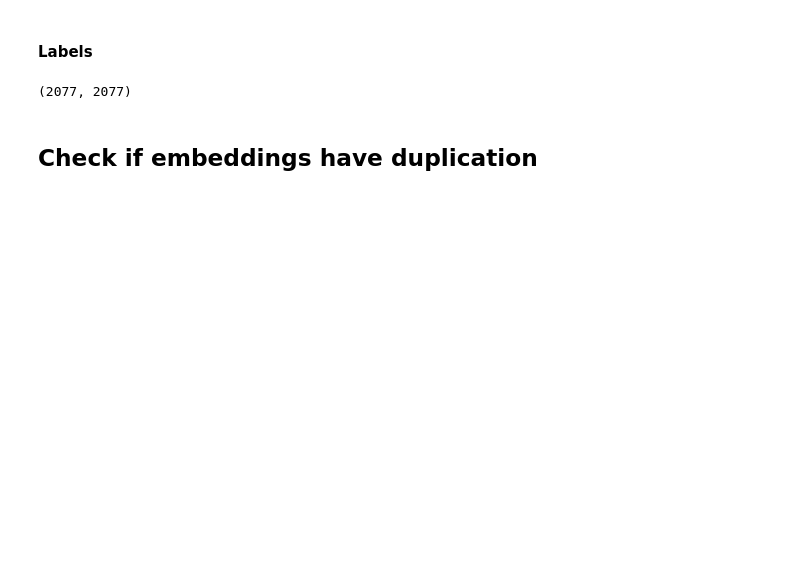
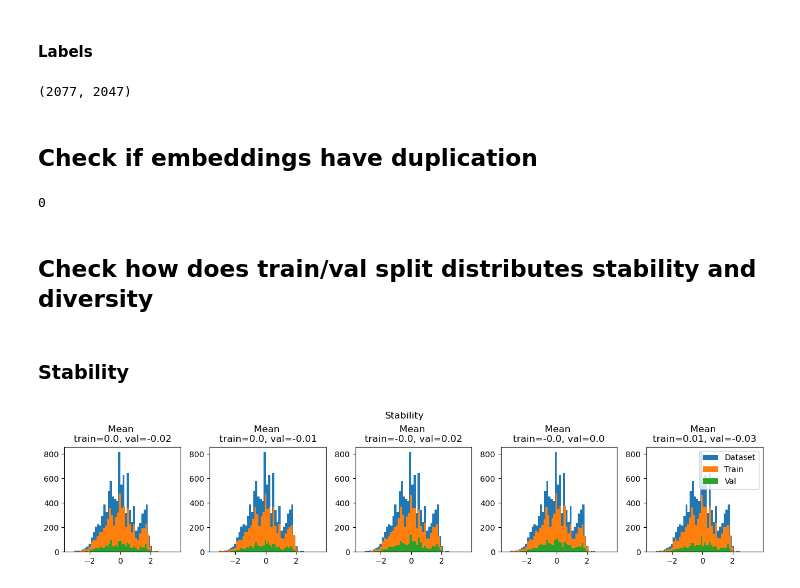
Before and after one commit to stepp1/protera-stability, a Jupyter notebook: parallel-synthesis/experiments/exploration_splits.ipynb, the cells around one changed output. Drawn from its saved outputs; the diff is of its cells as text; code cells hidden in the pictures; blank space fills up the shorter version.

```diff
--- a/parallel-synthesis/experiments/exploration_splits.ipynb
+++ b/parallel-synthesis/experiments/exploration_splits.ipynb
@@ -103,3 +112,6 @@ sum(df_dset.consensus_stability_score.values == diversity_dset.consensus_stabili
 ### Train Set
 # %% [markdown]
 #### Sequences
+# %%
+train_set = ProteinStabilityDataset(base_path / "stability_train.h5")
+train_set.sequences
@@ -136,6 +149,50 @@ y = scaler.fit_transform(df_test.consensus_stability_score.values.reshape(-1, 1)
 # %%
-sum(df_test.consensus_stability_score.values == diversity_test.consensus_stability_score.values), sum(np.isclose(y, test_set.y, 1e-03))
+y = scale_1d(df_test.consensus_stability_score.values)
+check_dups(df_test.consensus_stability_score.values, diversity_test.consensus_stability_score.values), \
+check_close(y, test_set.y, 1e-04)
 # %% [output]
-(2077, 2077)
+(2077, 2047)
 # %% [markdown]
 ## Check if embeddings have duplication
+# %%
+_, train_idxs, test_idxs = np.intersect1d(train_set.X, test_set.X, return_indices=True)
+(train_idxs == test_idxs).sum()
+# %% [output]
+0
+# %% [markdown]
+## Check how does train/val split distributes stability and diversity
+# %% [markdown]
+### Stability
+# %%
+import torch
+
+f, axs = plt.subplots(ncols=5, figsize=(13,3))
+
+for ax in axs.flatten():
+    dataset = ProteinStabilityDataset(base_path / "stability.h5" ,)
+    train_set = ProteinStabilityDataset(base_path / "stability_train.h5")
+
+    X, y = dataset.X, dataset.y
+
+    train_set, val_set = torch.utils.data.random_split(
+        train_set,
+        lengths=[int(len(train_set) * 0.8), len(train_set) - int(len(train_set) * 0.8)],
+    )
+
+    _, y_train = train_set.dataset[train_set.indices]
+    _, y_val = val_set.dataset[val_set.indices]
+
+    ax.hist(y, bins=50, label="Dataset")
+    ax.hist(y_train, bins=50, label="Train")
+    ax.hist(y_val, bins=50, label="Val")
+
+    mean_train = torch.mean(y_train)
+    mean_val = torch.mean(y_val)
+    ax.set_title(f"Mean \ntrain={round(mean_train.item(), 2)}, val={round(mean_val.item(), 2)}")
+
+f.suptitle("Stability")
+f.tight_layout(rect=[0, 0.03, 1, 0.95])
+ax.legend()
+plt.show()
+# %% [output]
+[figure, added]
```
Also changed, not shown: parts of 23 cells of this notebook.
